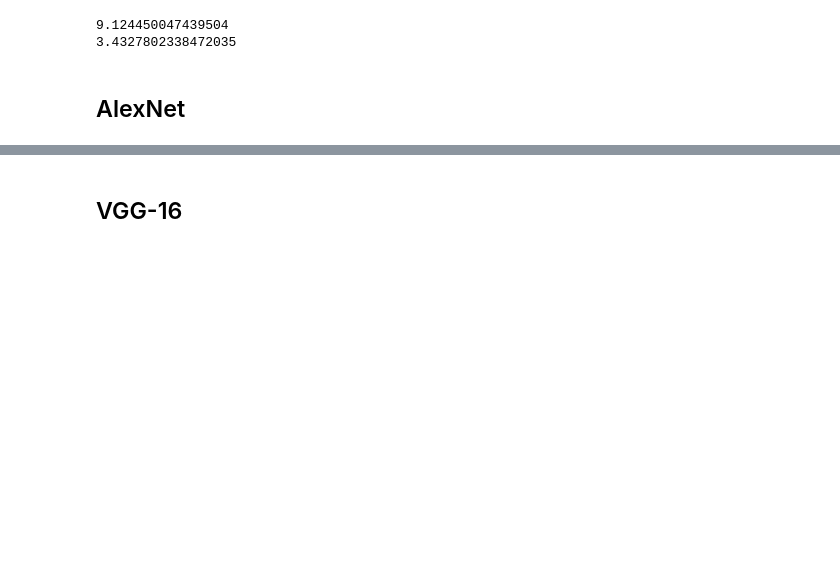
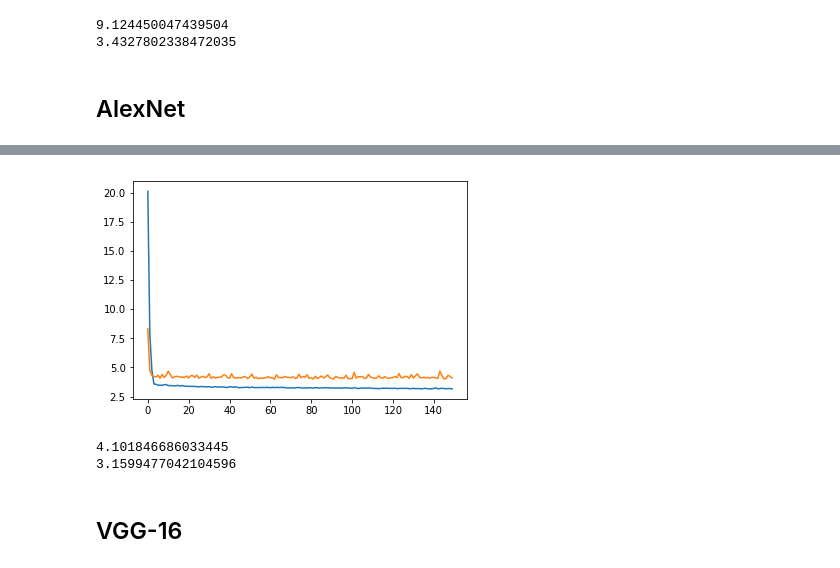
Before and after one commit to catnado/Facial_Key_Points_Detection, a Jupyter notebook: facial_key_points_initial_model_test.ipynb, the cells around one changed output, grey strips where cells are left out. Drawn from its saved outputs; the diff is of its cells as text; code cells hidden in the pictures; blank space fills up the shorter version.

Commit message:
tested VGG-16 and AlexNet with 150 epochs on GPU

```diff
--- a/facial_key_points_initial_model_test.ipynb
+++ b/facial_key_points_initial_model_test.ipynb
@@ -382,3 +427,17 @@ print(history_alexnet.history.get('rmse')[-1])
+# %%
+# plot metrics
+plt.plot(history_alexnet150.history['rmse'])
+plt.plot(history_alexnet150.history['val_rmse'])
+plt.show()
+# %% [output]
+[figure, added]
+# %%
+# look at final RMSE value after 10 epochs
+print(history_alexnet150.history.get('val_rmse')[-1])
+print(history_alexnet150.history.get('rmse')[-1])
+# %% [output]
+4.101846686033445
+3.1599477042104596
 # %% [markdown]
 ## VGG-16
 # %%
```
Also changed, not shown: parts of 15 cells of this notebook.
